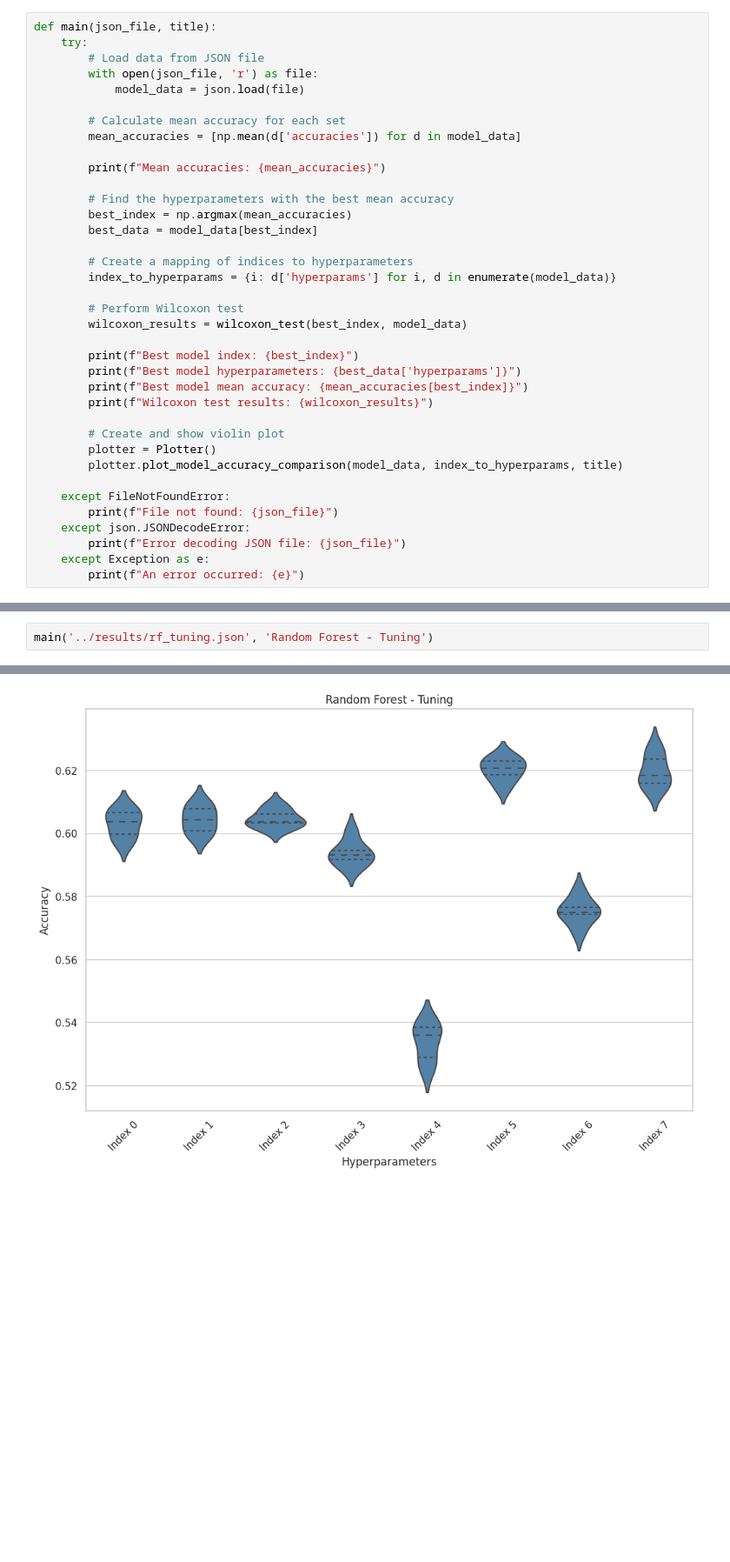
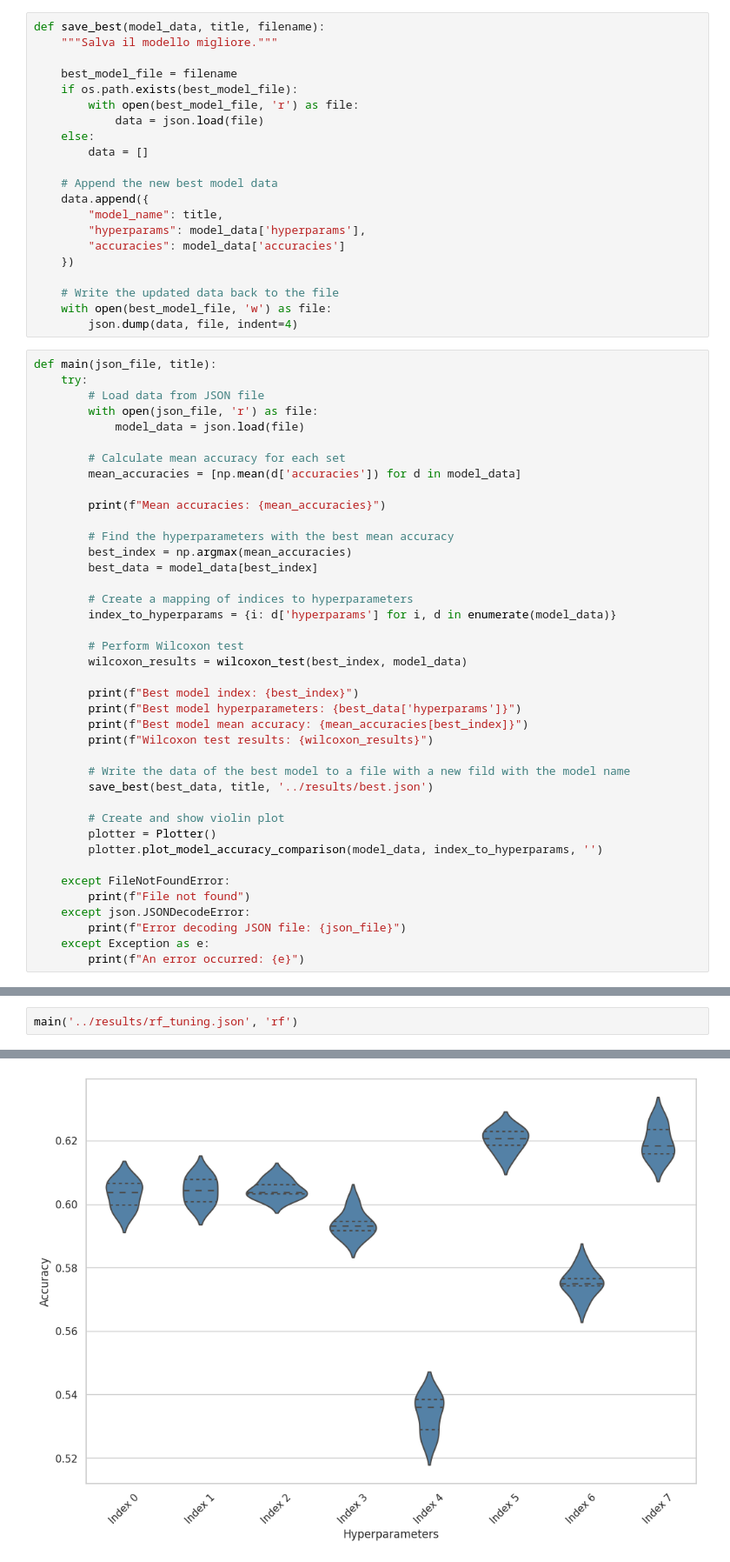
Before and after one commit to paolpal/vinum-analytica, a Jupyter notebook: notebooks/07_results_analysis.ipynb, the cells around one changed output, grey strips where cells are left out. Shown at 87% size. Cells and saved outputs as stored; diff of their text form; blank space fills up the shorter version.

```diff
--- a/notebooks/07_results_analysis.ipynb
+++ b/notebooks/07_results_analysis.ipynb
@@ -15,6 +16,27 @@ def wilcoxon_test(best_index, model_data):
         stat, p_value = wilcoxon(model_data[best_index]['accuracies'], d['accuracies'])
         wilcoxon_results.append((i, stat, p_value))
     return wilcoxon_results
+# %%
+def save_best(model_data, title, filename):
+    """Salva il modello migliore."""
+
+    best_model_file = filename
+    if os.path.exists(best_model_file):
+        with open(best_model_file, 'r') as file:
+            data = json.load(file)
+    else:
+        data = []
+
+    # Append the new best model data
+    data.append({
+        "model_name": title,
+        "hyperparams": model_data['hyperparams'],
+        "accuracies": model_data['accuracies']
+    })
+
+    # Write the updated data back to the file
+    with open(best_model_file, 'w') as file:
+        json.dump(data, file, indent=4)
 # %%
 def main(json_file, title):
     try:
@@ -42,12 +64,15 @@ def main(json_file, title):
         print(f"Best model mean accuracy: {mean_accuracies[best_index]}")
         print(f"Wilcoxon test results: {wilcoxon_results}")
 
+        # Write the data of the best model to a file with a new fild with the model name
+        save_best(best_data, title, '../results/best.json')
+
         # Create and show violin plot
         plotter = Plotter()
-        plotter.plot_model_accuracy_comparison(model_data, index_to_hyperparams, title)
+        plotter.plot_model_accuracy_comparison(model_data, index_to_hyperparams, '')
 
     except FileNotFoundError:
-        print(f"File not found: {json_file}")
+        print(f"File not found")
     except json.JSONDecodeError:
         print(f"Error decoding JSON file: {json_file}")
     except Exception as e:
@@ -71,14 +96,14 @@ Index 5: {'criterion': 'log_loss', 'min_impurity_decrease': 0.0001, 'max_depth':
 Index 6: {'criterion': 'gini', 'min_impurity_decrease': 1e-08, 'max_depth': 1000}
 Index 7: {'criterion': 'entropy', 'min_impurity_decrease': 1e-08, 'max_depth': 1000}
 # %%
-main('../results/rf_tuning.json', 'Random Forest - Tuning')
+main('../results/rf_tuning.json', 'rf')
 # %% [output]
 Mean accuracies: [0.603013552798973, 0.6043204970996415, 0.6045996564453879, 0.593644089559624, 0.5337846750421381, 0.6201959344408715, 0.5751986107160186, 0.6196526106238159]
 Best model index: 5
 Best model hyperparameters: {'n_estimators': 100, 'criterion': 'gini', 'min_impurity_decrease': 0.0, 'max_depth': 1000}
 Best model mean accuracy: 0.6201959344408715
 Wilcoxon test results: [(0, 0.0, 0.03125), (1, 0.0, 0.03125), (2, 0.0, 0.03125), (3, 0.0, 0.03125), (4, 0.0, 0.03125), (6, 0.0, 0.03125), (7, 6.0, 0.6858304344516057)]
-[figure, old version]
+[figure, new version]
 Hyperparameters Table:
 Index 0: {'n_estimators': 150, 'criterion': 'log_loss', 'min_impurity_decrease': 0.0, 'max_depth': None}
 Index 1: {'n_estimators': 50, 'criterion': 'gini', 'min_impurity_decrease': 1e-12, 'max_depth': None}
```
Also changed, not shown: parts of 4 cells of this notebook, 24 other files.
